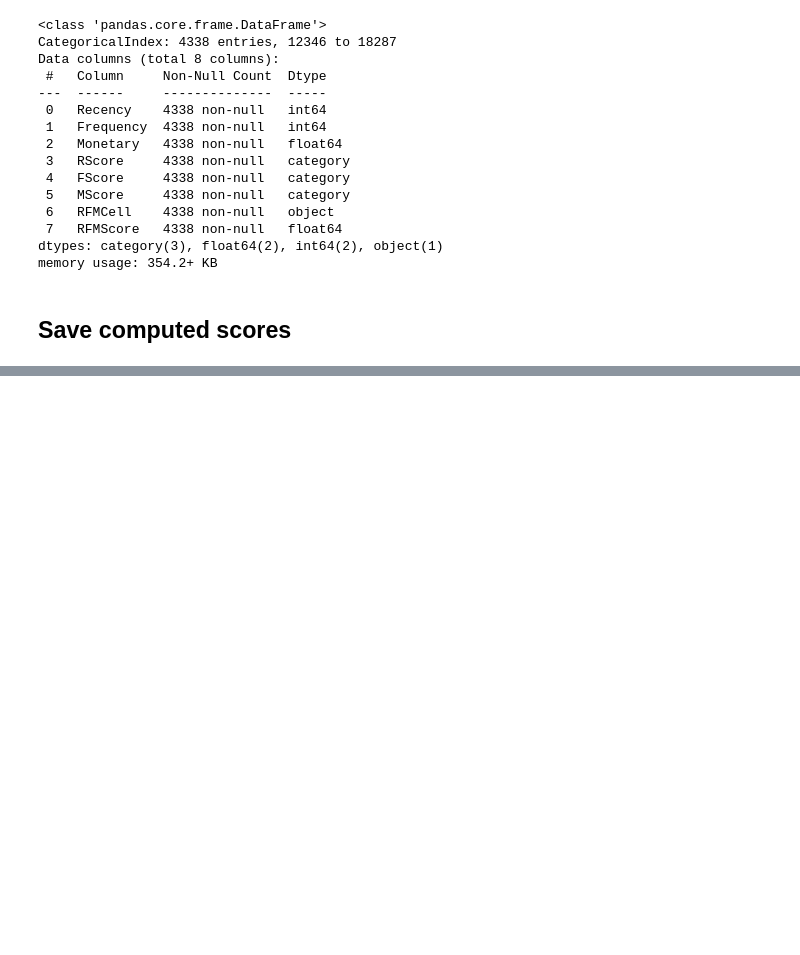
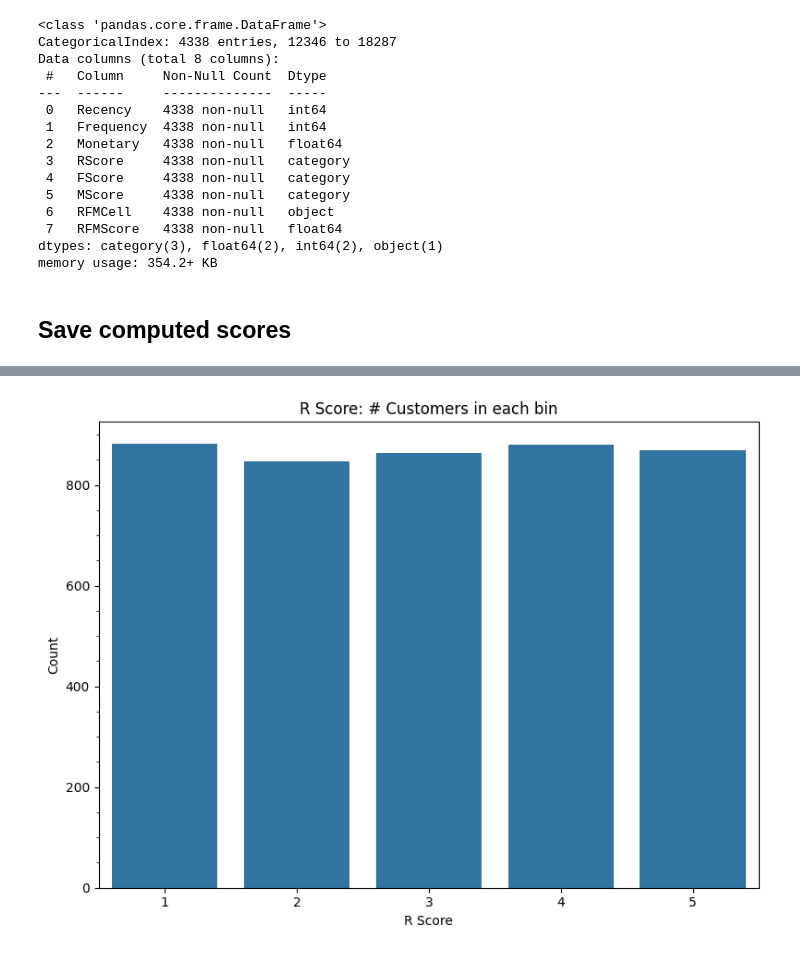
Before and after one commit to mwoitek/python-customer-segmentation, a Jupyter notebook: notebooks/online_retail/rfm_scores.ipynb, the cells around one changed output, grey strips where cells are left out. Saved outputs shown, nothing was run; the diff lists cells and outputs as text; code cells hidden in the pictures; blank space fills up the shorter version.

Commit message:
(chore) On. retail: Update scores notebook

```diff
--- a/notebooks/online_retail/rfm_scores.ipynb
+++ b/notebooks/online_retail/rfm_scores.ipynb
@@ -338,0 +348,11 @@ df_rfm.to_csv(out_file, index=True)
+# %%
+fig, ax = plt.subplots(figsize=(8.0, 6.0), layout="tight")
+ax = cast(Axes, ax)
+sns.countplot(data=df_rfm, x="RScore", ax=ax)
+ax.set_title("R Score: # Customers in each bin")
+ax.set_xlabel("R Score")
+ax.set_ylabel("Count")
+ax.yaxis.set_minor_locator(AutoMinorLocator(4))
+plt.show()
+# %% [output]
+[figure, added]
```
Also changed, not shown: parts of 34 cells of this notebook.
